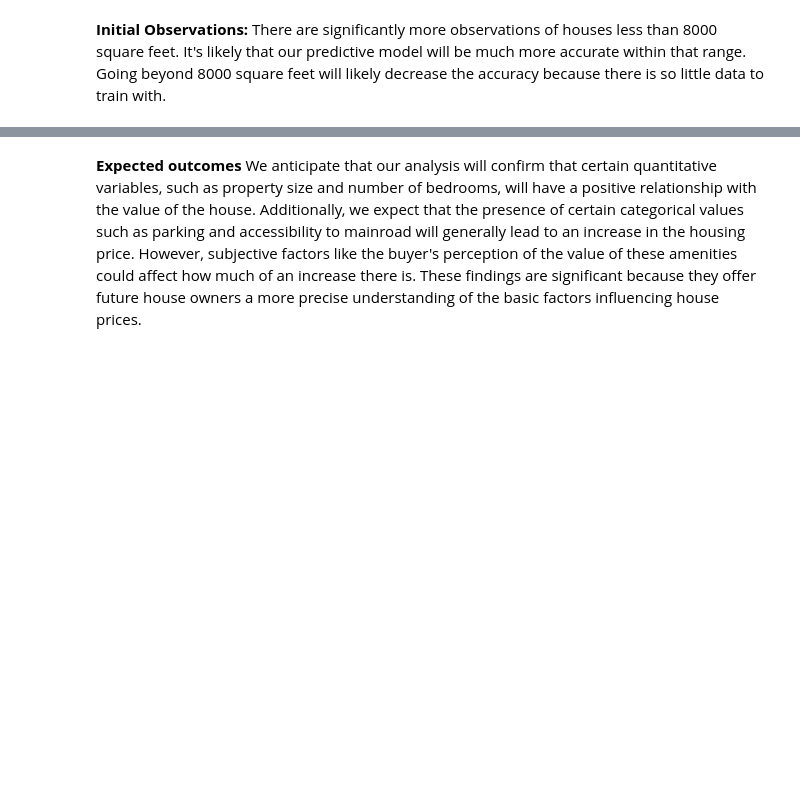
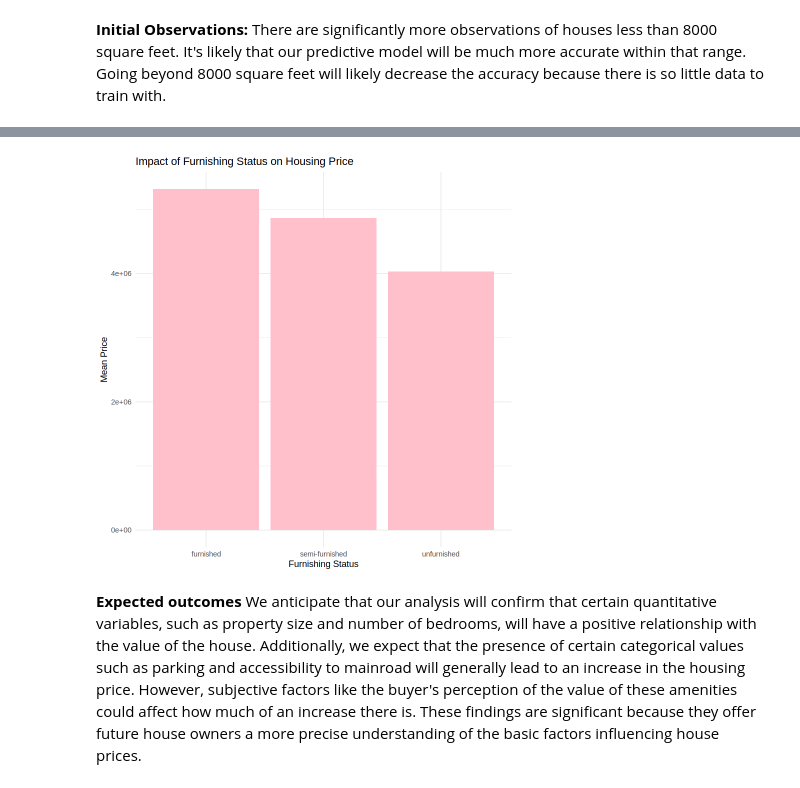
Before and after one commit to chwu01/DSCI-Group-Project, a Jupyter notebook: Project Proposal (Challen Version).ipynb, the cells around one changed output, grey strips where cells are left out. Saved outputs shown, nothing was run; the diff lists cells and outputs as text; code cells hidden in the pictures; blank space fills up the shorter version.

Commit message:
Project Proposal
Added Nicole's visualizations

```diff
--- a/Project Proposal (Challen Version).ipynb
+++ b/Project Proposal (Challen Version).ipynb
@@ -76,11 +80,11 @@ A tibble: 1 × 1
 # Checking the spread of number of bedrooms in the dataset after splitting data
 set.seed(9999)
 
-housing_split <- initial_split(housing, prop = 0.75, strata = bedrooms)
-housing_train <- training(housing_split)
-housing_test <- testing(housing_split)
+housing_split_bedrooms <- initial_split(housing, prop = 0.75, strata = bedrooms)
+housing_train_bedrooms <- training(housing_split)
+housing_test_bedrooms <- testing(housing_split)
 
-housing_bedroom_count <- housing_train |>
+housing_bedroom_count <- housing_train_bedrooms |>
     group_by(bedrooms) |>
     summarize(observations = n())
 
@@ -143,0 +150,15 @@ number_of_houses_by_area
+# %%
+# Splitting data based on its furnishing status
+housing_split_furnishingstatus <- initial_split(housing, prop = 0.75, strata = furnishingstatus)
+housing_train_furnishingstatus <- training(housing_split)
+housing_test_furnishingstatus <- testing(housing_split)
+
+# Summarize obeservation
+housing_fs_count <- housing_train_furnishingstatus |>
+                      group_by(furnishingstatus) |>
+                      summarize(count = n(),
+                          mean_area = mean(area, na.rm = TRUE),
+                          mean_price = mean(price, na.rm = TRUE),
+                          check_na = sum(is.na(area) | is.na(price)))
+
+housing_fs_count
@@ -144,3 +172,16 @@ number_of_houses_by_area
+# %%
+# Visualizing results
+
+housing_fs_bar <- housing_fs_count|>
+    ggplot(aes(x = furnishingstatus, y = mean_price)) +
+    geom_bar(stat = "identity", fill = "pink") +
+    labs(title = "Impact of Furnishing Status on Housing Price",
+        x = "Furnishing Status",
+        y = "Mean Price") +
+    theme_minimal()
+housing_fs_bar
+# %% [output]
+[figure, added]
 # %% [markdown]
 **Expected outcomes**
 We anticipate that our analysis will confirm that certain quantitative variables, such as property size and number of bedrooms, will have a positive relationship with the value of the house.  Additionally, we expect that the presence of certain categorical values such as parking and accessibility to mainroad will generally lead to an increase in the housing price. However, subjective factors like the buyer's perception of the value of these amenities could affect how much of an increase there is. These findings are significant because they offer future house owners a more precise understanding of the basic factors influencing house prices.
```
Also changed, not shown: parts of 6 cells of this notebook.
